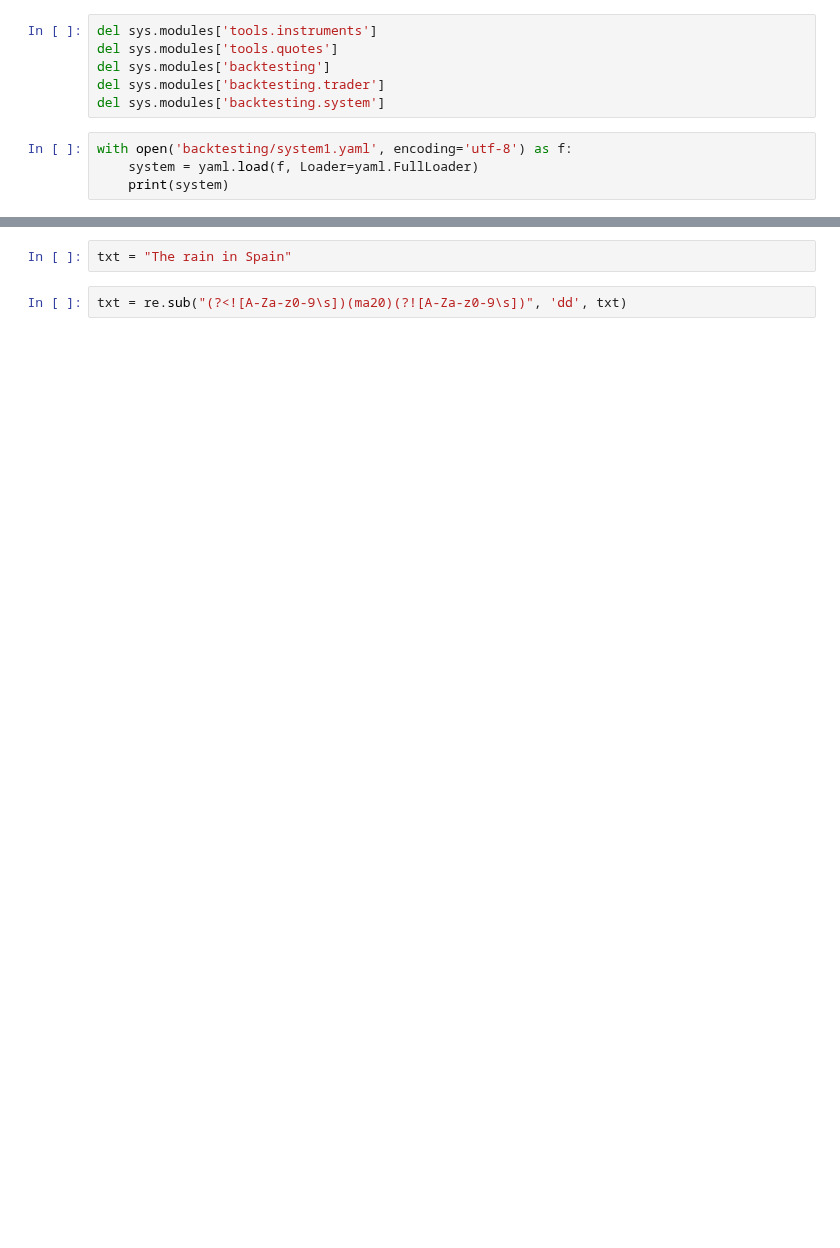
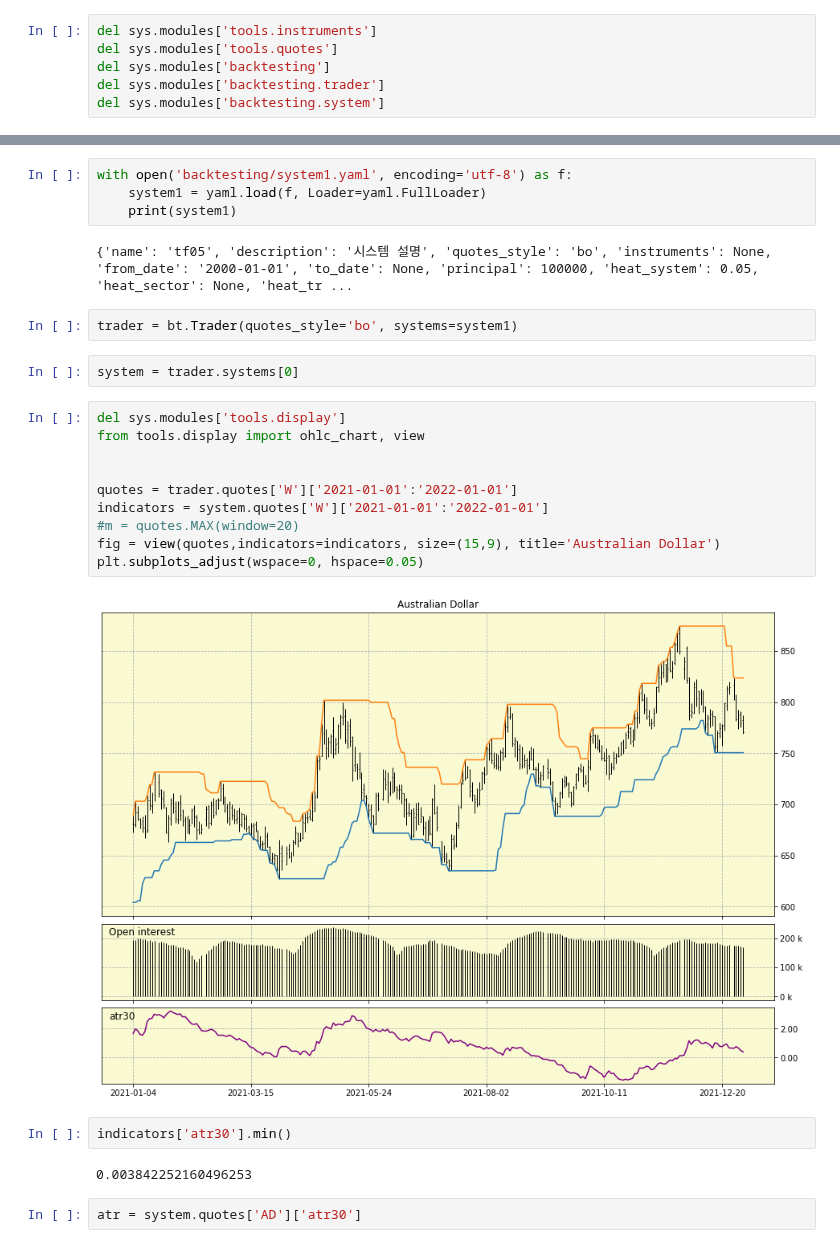
Before and after one commit to zipu/Trading, a Jupyter notebook: test.ipynb, the cells around one changed output, grey strips where cells are left out. Saved outputs shown, nothing was run; the diff lists cells and outputs as text; blank space fills up the shorter version.

```diff
--- a/test.ipynb
+++ b/test.ipynb
@@ -17,7 +21,3 @@ del sys.modules['tools.quotes']
 del sys.modules['backtesting']
 del sys.modules['backtesting.trader']
 del sys.modules['backtesting.system']
-# %%
-with open('backtesting/system1.yaml', encoding='utf-8') as f:
-    system = yaml.load(f, Loader=yaml.FullLoader)
-    print(system)
@@ -130,4 +24,28 @@ txt = '((ma20<ema200) or (ma20<=ema200))and(ma20<=max20)'
-# %%
-txt = "The rain in Spain"
-# %%
-txt = re.sub("(?<![A-Za-z0-9\s])(ma20)(?![A-Za-z0-9\s])", 'dd', txt)
+# %%
+with open('backtesting/system1.yaml', encoding='utf-8') as f:
+    system1 = yaml.load(f, Loader=yaml.FullLoader)
+    print(system1)
+# %% [output]
+{'name': 'tf05', 'description': '시스템 설명', 'quotes_style': 'bo', 'instruments': None, 'from_date': '2000-01-01', 'to_date': None, 'principal': 100000, 'heat_system': 0.05, 'heat_sector': None, 'heat_tr ...
+# %%
+trader = bt.Trader(quotes_style='bo', systems=system1)
+# %%
+system = trader.systems[0]
+# %%
+del sys.modules['tools.display']
+from tools.display import ohlc_chart, view
+
+
+quotes = trader.quotes['W']['2021-01-01':'2022-01-01']
+indicators = system.quotes['W']['2021-01-01':'2022-01-01']
+#m = quotes.MAX(window=20)
+fig = view(quotes,indicators=indicators, size=(15,9), title='Australian Dollar')
+plt.subplots_adjust(wspace=0, hspace=0.05)
+# %% [output]
+[figure, added]
+# %%
+indicators['atr30'].min()
+# %% [output]
+0.003842252160496253
+# %%
+atr = system.quotes['AD']['atr30']
```
Also changed, not shown: parts of 148 cells of this notebook, 6 other files.
